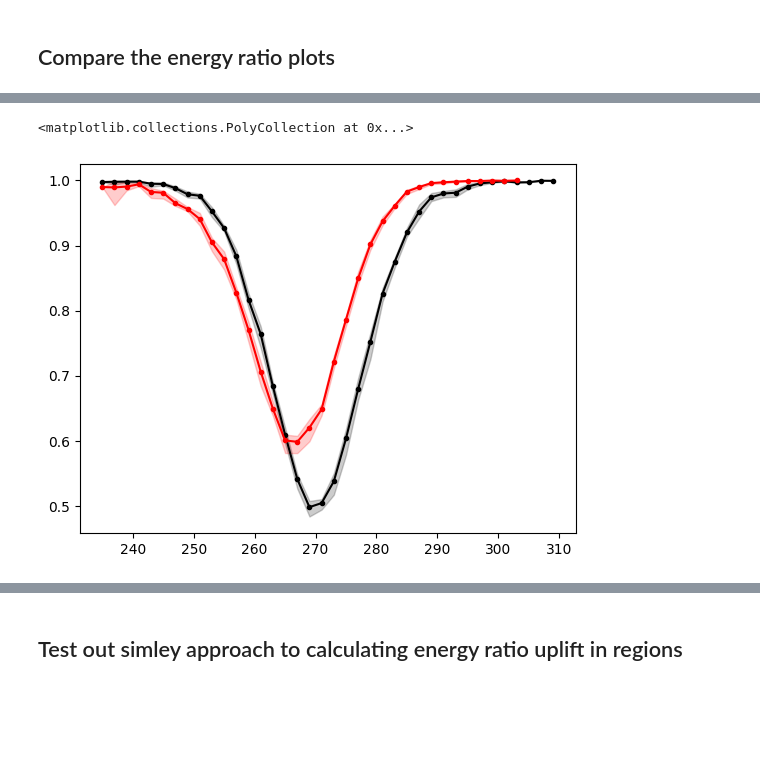
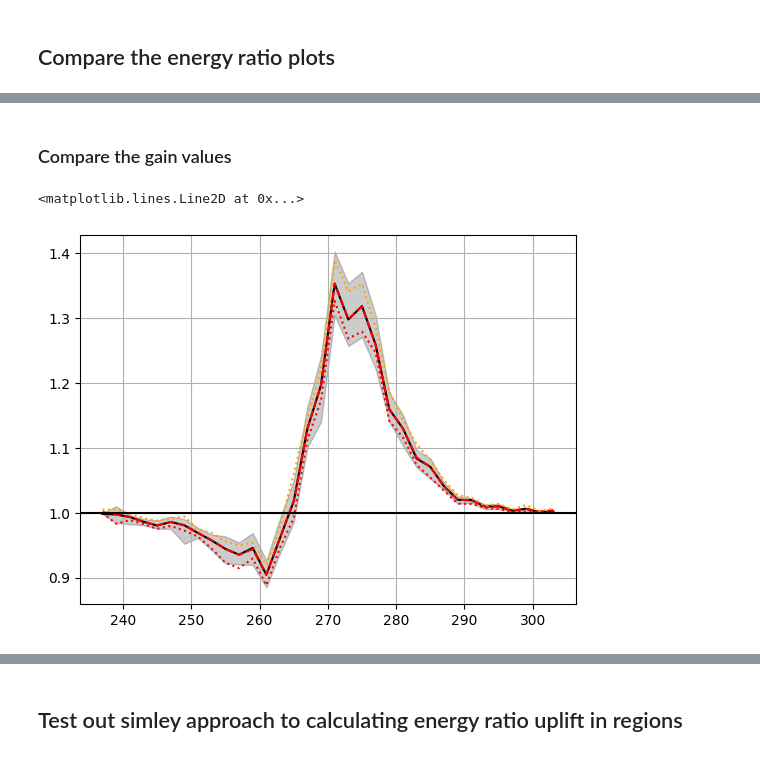
Before and after one commit to NREL/flasc, a Jupyter notebook: flasc/energy_ratio_polars/demo_capabilities.ipynb, the cells around one changed output, grey strips where cells are left out. Cells and saved outputs as stored; diff of their text form; code cells hidden in the pictures; blank space fills up the shorter version.

```diff
--- a/flasc/energy_ratio_polars/demo_capabilities.ipynb
+++ b/flasc/energy_ratio_polars/demo_capabilities.ipynb
@@ -205,8 +205,8 @@ df_wakesteering = pl.DataFrame({
 
 # Create alternative versions of each of the above dataframes where the wd/ws are perturbed by noise
 df_baseline_noisy = pl.DataFrame({
-    'wd_000':wd_array + np.random.randn(len(wd_array))*5,
-    'ws_000':ws_array + np.random.randn(len(ws_array)),
+    'wd_000':df_baseline_noisy_pd.wd.values,# wd_array + np.random.randn(len(wd_array))*5,
+    'ws_000':df_baseline_noisy_pd.ws.values,# ws_array + np.random.randn(len(ws_array)),
     # 'pow_ref':power_baseline_ref,
     'pow_000':power_baseline_ref,
     'pow_001':power_baseline_control,
@@ -214,8 +214,8 @@ df_baseline_noisy = pl.DataFrame({
 })
 
 df_wakesteering_noisy = pl.DataFrame({
-    'wd_000':wd_array + np.random.randn(len(wd_array))*5,
-    'ws_000':ws_array + np.random.randn(len(ws_array)),
+    'wd_000':df_wakesteering_noisy_pd.wd.values,# wd_array + np.random.randn(len(wd_array))*5,
+    'ws_000':df_wakesteering_noisy_pd.ws.values,#ws_array + np.random.randn(len(ws_array)),
     # 'pow_ref':power_wakesteering_ref,
     'pow_000':power_wakesteering_ref,
     'pow_001':power_wakesteering_control,
@@ -249,6 +249,6 @@ shape: (32_000, 7)
 # %%
 # erp.compute_energy_ratio(df_energy, [0], [2], df_names=['Baseline', 'WakeSteering'])
 
-df_erb = erp.compute_energy_ratio_bootstrap(df_energy, [0], [2], df_names=['baseline', 'wakesteering'], N=50)
+df_erb = erp.compute_energy_ratio_bootstrap(df_energy,['baseline', 'wakesteering'], [0], [2],[0],[0],  N=50)
 # %% [markdown]
 ## Compare the energy ratio plots
@@ -263,11 +283,22 @@ ax.plot(df_erb['wd_bin'], df_erb['baseline'], color='k')
+# %% [markdown]
+### Compare the gain values
 # %%
 fig ,ax = plt.subplots()
 
-ax.plot(df_erb['wd_bin'], df_erb['baseline'],'.-', color='k')
-ax.fill_between(df_erb['wd_bin'], df_erb['baseline_lb'], df_erb['baseline_ub'], color='k', alpha=0.2)
+# NOTE THAT PANDAS VERSION IS RATIO WHILE POLARS IS PERCENT CHANGE
 
-ax.plot(df_erb['wd_bin'], df_erb['wakesteering'], '.-', color='r')
-ax.fill_between(df_erb['wd_bin'], df_erb['wakesteering_lb'], df_erb['wakesteering_ub'], color='r', alpha=0.2)
+# Plot pandas results with uncertainty
+df_pandas_base = fsc.df_list_gains[0]['er_results']
+ax.plot(df_pandas_base['wd_bin'], df_pandas_base['baseline'],'-', color='k', label='PANDAS')
+ax.fill_between(df_pandas_base['wd_bin'], df_pandas_base['baseline_lb'], df_pandas_base['baseline_ub'], color='k', alpha=0.2)
+
+ax.plot(df_erb['wd_bin'], df_erb['uplift'] * .01 + 1.0,'--', color='r', label='POLARS')
+
+ax.plot(df_erb['wd_bin'], df_erb['uplift_lb'] * .01 + 1.0,':', color='r', label='POLARS lower bound')
+ax.plot(df_erb['wd_bin'], df_erb['uplift_ub'] * .01 + 1.0,':', color='orange', label='POLARS upper bound')
+
+ax.grid(True)
+ax.axhline(1, color='k')
 # %% [output]
-<matplotlib.collections.PolyCollection at 0x...>
+<matplotlib.lines.Line2D at 0x...>
-[figure, old version]
+[figure, new version]
```
Also changed, not shown: parts of 10 cells of this notebook, 1 other file.
